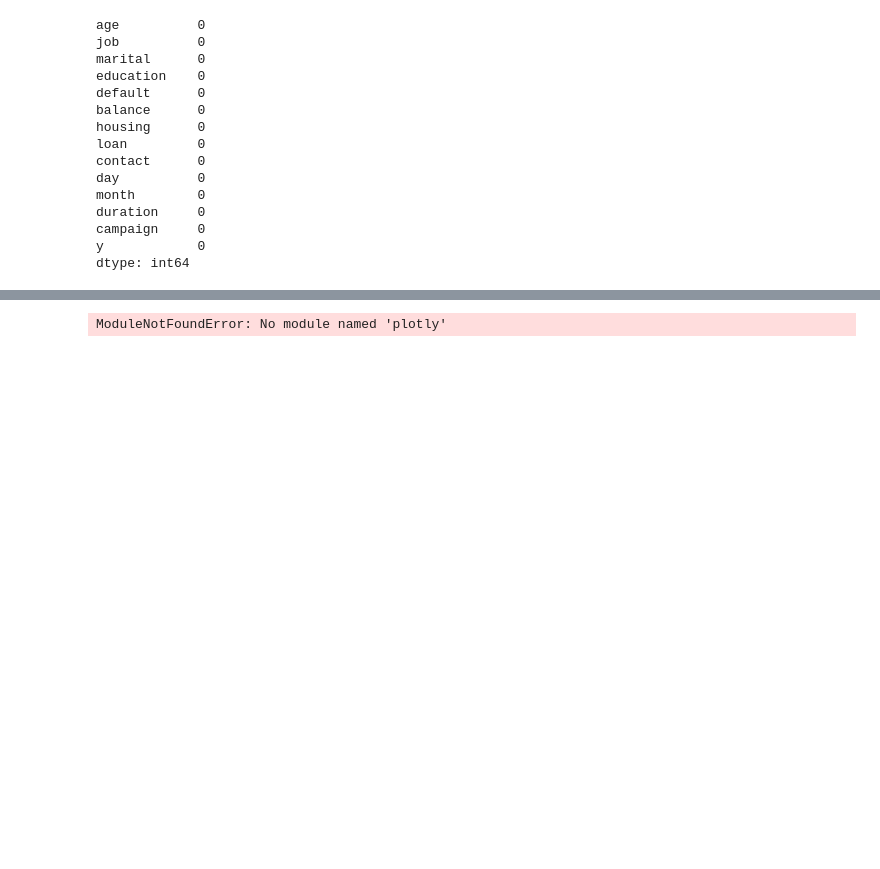
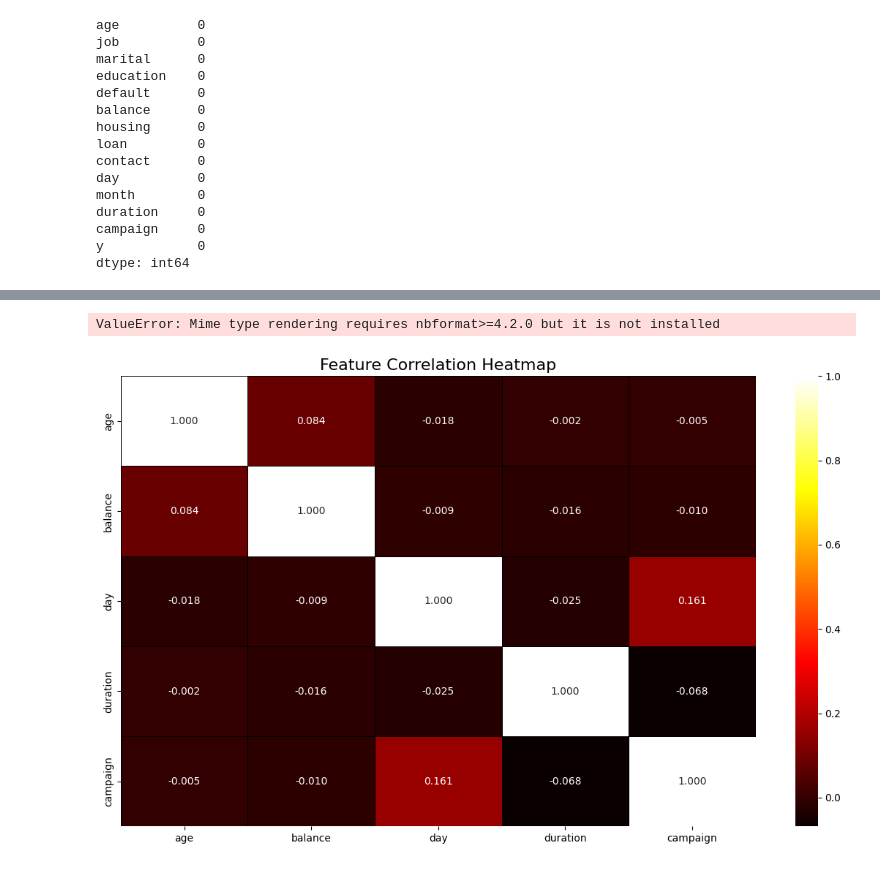
Before and after one commit to KochurovaVA/IIS, a Jupyter notebook: eda/eda.ipynb, the cells around one changed output, grey strips where cells are left out. Drawn from its saved outputs; the diff is of its cells as text; code cells hidden in the pictures; blank space fills up the shorter version.

```diff
--- a/eda/eda.ipynb
+++ b/eda/eda.ipynb
@@ -10,7 +10,7 @@ import numpy as np
 from pathlib import Path
 import os
 # %%
-df = pd.read_csv('C:/Users/admin/Downloads/bank.csv', sep=';')
+df = pd.read_csv("C:/home/mainuser/my_proj/data/dataset.csv", sep=';')
 # %%
 df.head(10)
 # %% [output]
@@ -181,4 +218,15 @@ fig.update_layout(
 )
 fig.show()
 # %% [output]
-ModuleNotFoundError: No module named 'plotly'
+ValueError: Mime type rendering requires nbformat>=4.2.0 but it is not installed
+# %%
+df_for_corr_matrix = df.copy()
+df_for_corr_matrix['y'] = df_for_corr_matrix['y'].apply(lambda x: 1 if x == 'yes' else 0)
+
+corr_matrix = df_for_corr_matrix[numeric_cols].corr()
+plt.figure(figsize=(14, 8))
+sns.heatmap(corr_matrix, annot=True, cmap='hot', linewidths=0.5, linecolor='black', fmt=".3f")
+plt.title('Feature Correlation Heatmap', fontsize=16)
+plt.show()
+# %% [output]
+[figure, added]
```
Also changed, not shown: parts of 1 cell of this notebook.
